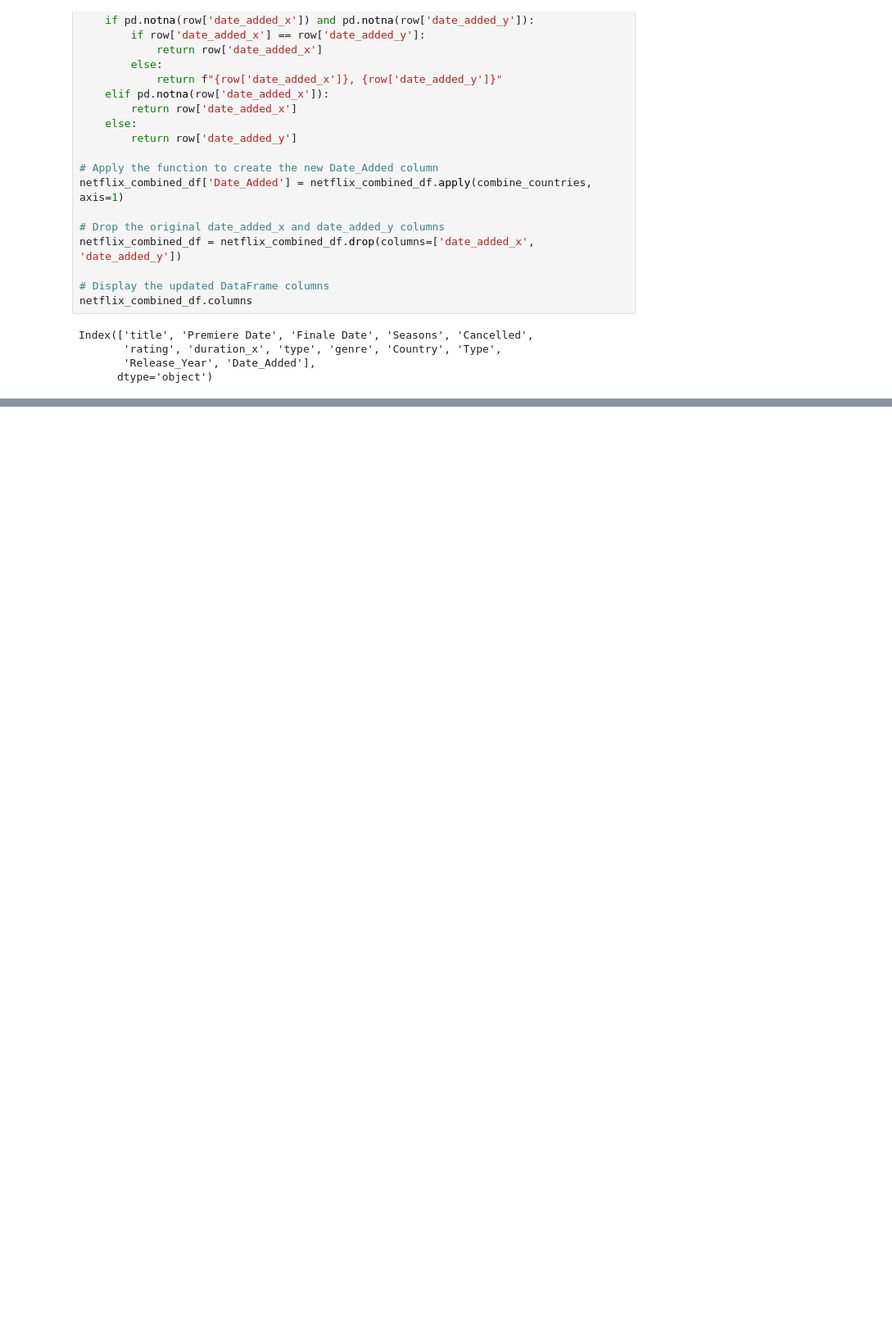
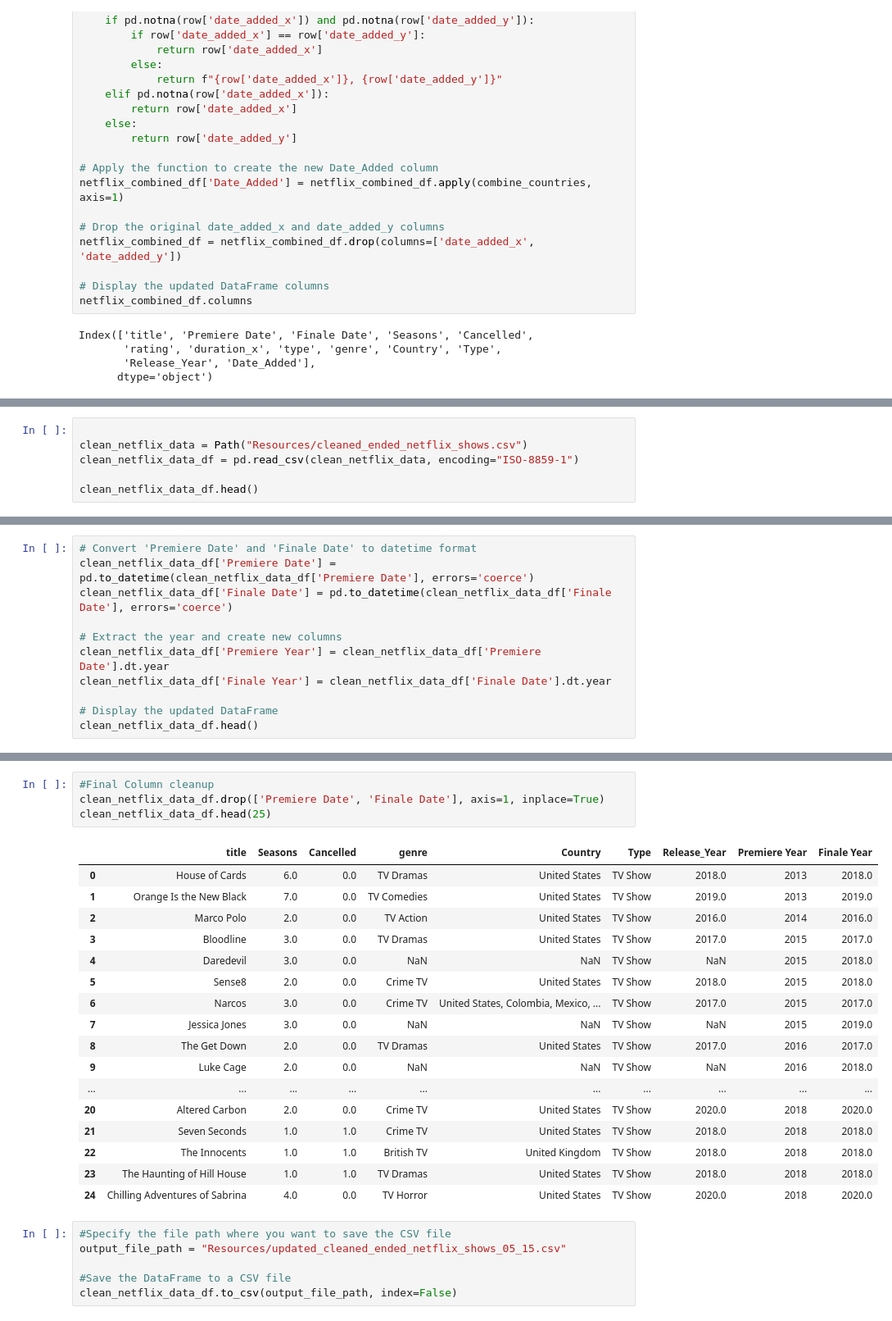
Before and after one commit to R-Byrd/project-one, a Jupyter notebook: netflix_analysis.ipynb, the cells around one changed output, grey strips where cells are left out. Shown: that part at 82% size. Drawn from its saved outputs; the diff is of its cells as text; blank space fills up the shorter version.

```diff
--- a/netflix_analysis.ipynb
+++ b/netflix_analysis.ipynb
@@ -300,0 +364,6 @@ netflix_combined_df.to_csv(output_file_path, index=False)
+# %%
+
+clean_netflix_data = Path("Resources/cleaned_ended_netflix_shows.csv")
+clean_netflix_data_df = pd.read_csv(clean_netflix_data, encoding="ISO-8859-1")
+
+clean_netflix_data_df.head()
@@ -300,0 +377,11 @@ netflix_combined_df.to_csv(output_file_path, index=False)
+# %%
+# Convert 'Premiere Date' and 'Finale Date' to datetime format
+clean_netflix_data_df['Premiere Date'] = pd.to_datetime(clean_netflix_data_df['Premiere Date'], errors='coerce')
+clean_netflix_data_df['Finale Date'] = pd.to_datetime(clean_netflix_data_df['Finale Date'], errors='coerce')
+
+# Extract the year and create new columns
+clean_netflix_data_df['Premiere Year'] = clean_netflix_data_df['Premiere Date'].dt.year
+clean_netflix_data_df['Finale Year'] = clean_netflix_data_df['Finale Date'].dt.year
+
+# Display the updated DataFrame
+clean_netflix_data_df.head()
@@ -300,0 +395,28 @@ netflix_combined_df.to_csv(output_file_path, index=False)
+# %%
+#Final Column cleanup
+clean_netflix_data_df.drop(['Premiere Date', 'Finale Date'], axis=1, inplace=True)
+clean_netflix_data_df.head(25)
+# %% [output]
+|  | title | Seasons | Cancelled | genre | Country | Type | Release_Year | Premiere Year | Finale Year |
+| 0 | House of Cards | 6.0 | 0.0 | TV Dramas | United States | TV Show | 2018.0 | 2013 | 2018.0 |
+| 1 | Orange Is the New Black | 7.0 | 0.0 | TV Comedies | United States | TV Show | 2019.0 | 2013 | 2019.0 |
+| 2 | Marco Polo | 2.0 | 0.0 | TV Action | United States | TV Show | 2016.0 | 2014 | 2016.0 |
+| 3 | Bloodline | 3.0 | 0.0 | TV Dramas | United States | TV Show | 2017.0 | 2015 | 2017.0 |
+| 4 | Daredevil | 3.0 | 0.0 | NaN | NaN | TV Show | NaN | 2015 | 2018.0 |
+| 5 | Sense8 | 2.0 | 0.0 | Crime TV | United States | TV Show | 2018.0 | 2015 | 2018.0 |
+| 6 | Narcos | 3.0 | 0.0 | Crime TV | United States, Colombia, Mexico, ... | TV Show | 2017.0 | 2015 | 2017.0 |
+| 7 | Jessica Jones | 3.0 | 0.0 | NaN | NaN | TV Show | NaN | 2015 | 2019.0 |
+| 8 | The Get Down | 2.0 | 0.0 | TV Dramas | United States | TV Show | 2017.0 | 2016 | 2017.0 |
+| 9 | Luke Cage | 2.0 | 0.0 | NaN | NaN | TV Show | NaN | 2016 | 2018.0 |
+| ... | ... | ... | ... | ... | ... | ... | ... | ... | ... |
+| 20 | Altered Carbon | 2.0 | 0.0 | Crime TV | United States | TV Show | 2020.0 | 2018 | 2020.0 |
+| 21 | Seven Seconds | 1.0 | 1.0 | Crime TV | United States | TV Show | 2018.0 | 2018 | 2018.0 |
+| 22 | The Innocents | 1.0 | 1.0 | British TV | United Kingdom | TV Show | 2018.0 | 2018 | 2018.0 |
+| 23 | The Haunting of Hill House | 1.0 | 1.0 | TV Dramas | United States | TV Show | 2018.0 | 2018 | 2018.0 |
+| 24 | Chilling Adventures of Sabrina | 4.0 | 0.0 | TV Horror | United States | TV Show | 2020.0 | 2018 | 2020.0 |
+# %%
+#Specify the file path where you want to save the CSV file
+output_file_path = "Resources/updated_cleaned_ended_netflix_shows_05_15.csv"
+
+#Save the DataFrame to a CSV file
+clean_netflix_data_df.to_csv(output_file_path, index=False)
```
Also changed, not shown: parts of 10 cells of this notebook.
